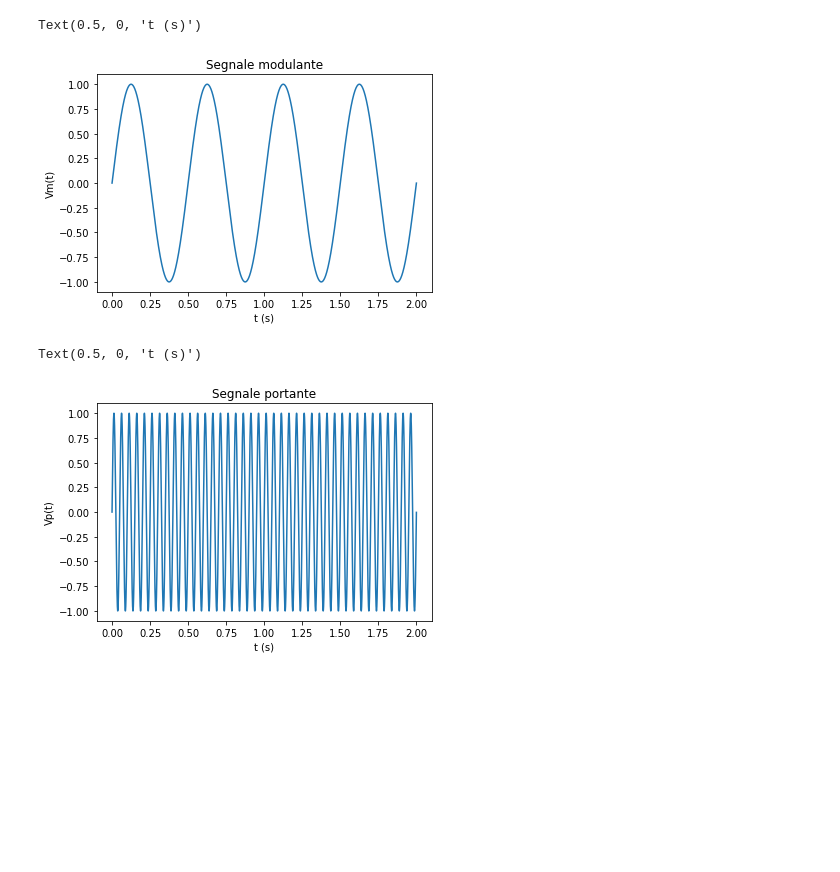
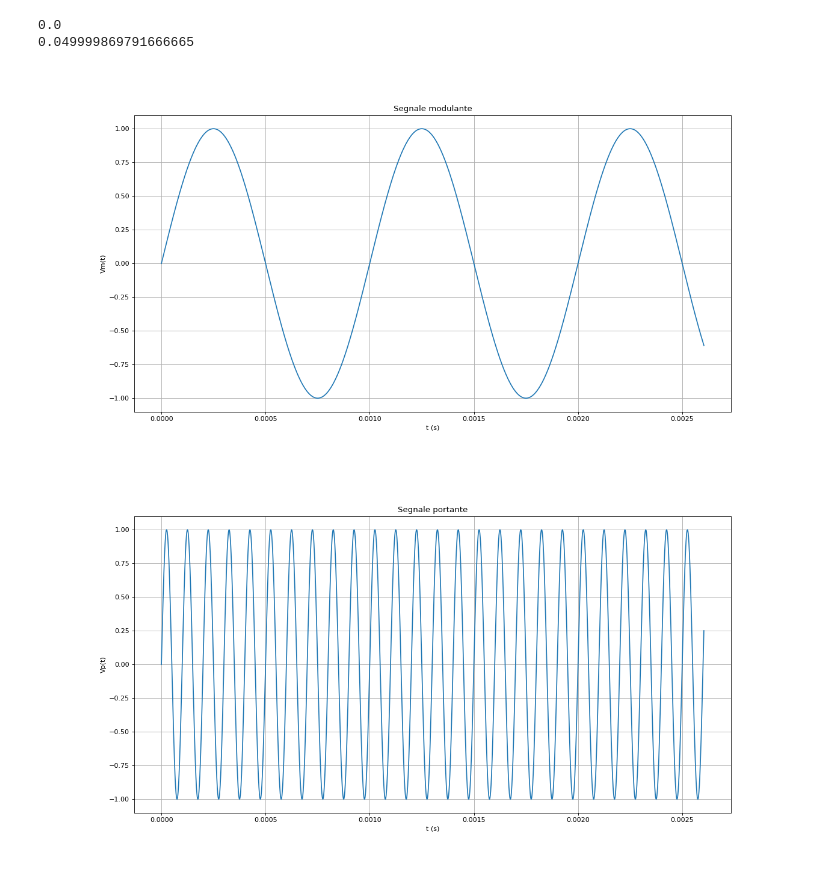
Before and after one commit to asdrubalini/fm-demodulator-dsp, a Jupyter notebook: fm_demodulator.ipynb, the cells around one changed output. Saved outputs shown, nothing was run; the diff lists cells and outputs as text; code cells hidden in the pictures; blank space fills up the shorter version.

```diff
--- a/fm_demodulator.ipynb
+++ b/fm_demodulator.ipynb
@@ -4,35 +6,50 @@ import matplotlib.pyplot as plt
 # %%
-MODULATOR_FREQUENCY = 2.0
-CARRIER_FREQUENCY = 20.0
+MODULATOR_FREQUENCY = 1_000.0
+CARRIER_FREQUENCY = 10_000.0
 MODULATION_INDEX = 1.0
 
-SAMPLES = 44100.0
-DURATION_SECONDS = 2
+SAMPLES = 384_000.0
+
+PLOT_SAMPLES = 20_000
+PLOT_SCALE = (16, 8)
 # %%
-# Create an array of 44100 elements with value from 0.0 to 1.0
-time = np.arange(SAMPLES * DURATION_SECONDS) / SAMPLES
+# Create an array of SAMPLES elements with their value constantly increasing
+time = np.arange(SAMPLES) / SAMPLES
+time = time / 20
+
+print(min(time))
+print(max(time))
+# %% [output]
+0.0
+0.049999869791666665
 # %%
 # Modulator signal
 modulator = np.sin(2.0 * np.pi * MODULATOR_FREQUENCY * time) * MODULATION_INDEX
 
+plt.figure(figsize=PLOT_SCALE, dpi=80)
+plt.grid(True)
 plt.title('Segnale modulante')
-plt.plot(time, modulator)
+plt.plot(time[:PLOT_SAMPLES], modulator[:PLOT_SAMPLES])
 plt.ylabel('Vm(t)')
 plt.xlabel('t (s)')
+
+plt.savefig('doc/images/modulante.png')
 # %% [output]
-Text(0.5, 0, 't (s)')
-[figure, old version]
+[figure, new version]
 # %%
 # Carrier signal
 carrier = np.sin(2.0 * np.pi * CARRIER_FREQUENCY * time)
 
+plt.figure(figsize=PLOT_SCALE, dpi=80)
+plt.grid(True)
 plt.title('Segnale portante')
-plt.plot(time, carrier)
+plt.plot(time[:PLOT_SAMPLES], carrier[:PLOT_SAMPLES])
 plt.ylabel('Vp(t)')
 plt.xlabel('t (s)')
+
+plt.savefig('doc/images/portante.png')
 # %% [output]
-Text(0.5, 0, 't (s)')
-[figure, old version]
+[figure, new version]
 # %%
 # Modulated signal
 modulated = np.zeros_like(modulator)
```
Also changed, not shown: parts of 5 cells of this notebook, 13 other files.
